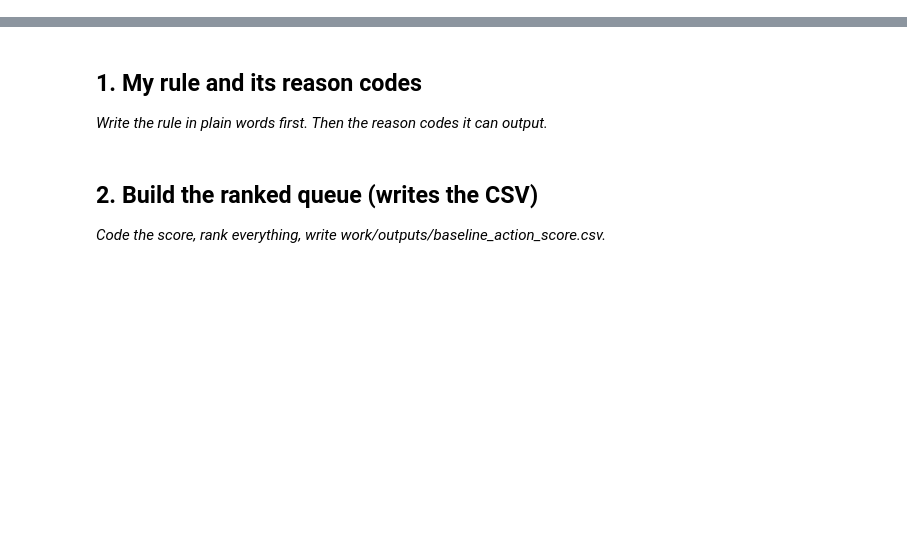
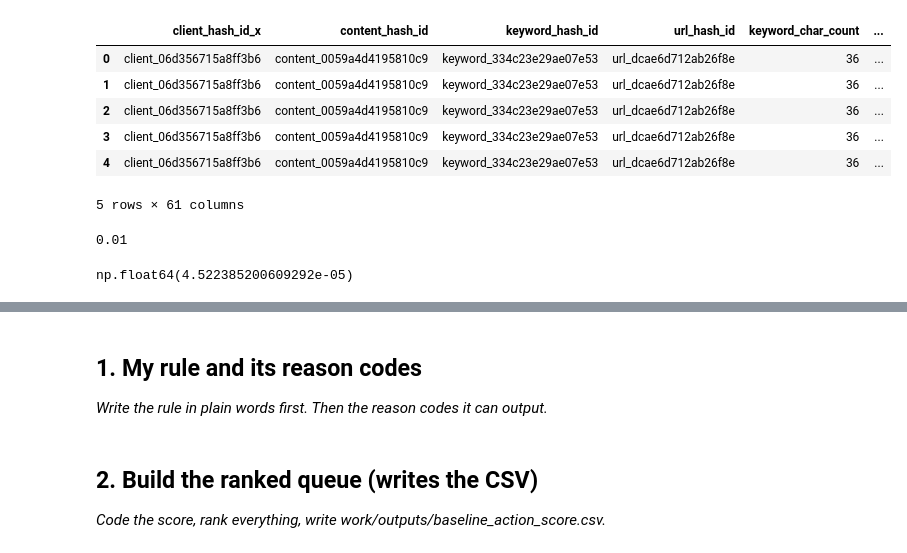
Before and after one commit to adeleke1508/flyrank_week_one_ml_project_1, a Jupyter notebook: work/notebooks/w04_baseline_score.ipynb, the cells around one changed output, grey strips where cells are left out. Drawn from its saved outputs; the diff is of its cells as text; code cells hidden in the pictures; blank space fills up the shorter version.

```diff
--- a/work/notebooks/w04_baseline_score.ipynb
+++ b/work/notebooks/w04_baseline_score.ipynb
@@ -8,0 +101,21 @@ This skeleton is yours to fill. Work the sections **in order** — each one has
+# %%
+conditions = (df['old']==1) & (df['content_updated_date'] <='2026-06-13')
+df['old_but_updated_recently'] = np.where(conditions, 1, 0)
+# %%
+df.head()
+# %% [output]
+|  | client_hash_id_x | content_hash_id | keyword_hash_id | url_hash_id | keyword_char_count | ... |
+| 0 | client_06d356715a8ff3b6 | content_0059a4d4195810c9 | keyword_334c23e29ae07e53 | url_dcae6d712ab26f8e | 36 | ... |
+| 1 | client_06d356715a8ff3b6 | content_0059a4d4195810c9 | keyword_334c23e29ae07e53 | url_dcae6d712ab26f8e | 36 | ... |
+| 2 | client_06d356715a8ff3b6 | content_0059a4d4195810c9 | keyword_334c23e29ae07e53 | url_dcae6d712ab26f8e | 36 | ... |
+| 3 | client_06d356715a8ff3b6 | content_0059a4d4195810c9 | keyword_334c23e29ae07e53 | url_dcae6d712ab26f8e | 36 | ... |
+| 4 | client_06d356715a8ff3b6 | content_0059a4d4195810c9 | keyword_334c23e29ae07e53 | url_dcae6d712ab26f8e | 36 | ... |
+5 rows × 61 columns
+# %%
+df['ctr'].max()
+# %% [output]
+0.01
+# %%
+df['ctr'].mean()
+# %% [output]
+np.float64(4.522385200609292e-05)
```
Also changed, not shown: parts of 16 cells of this notebook.
